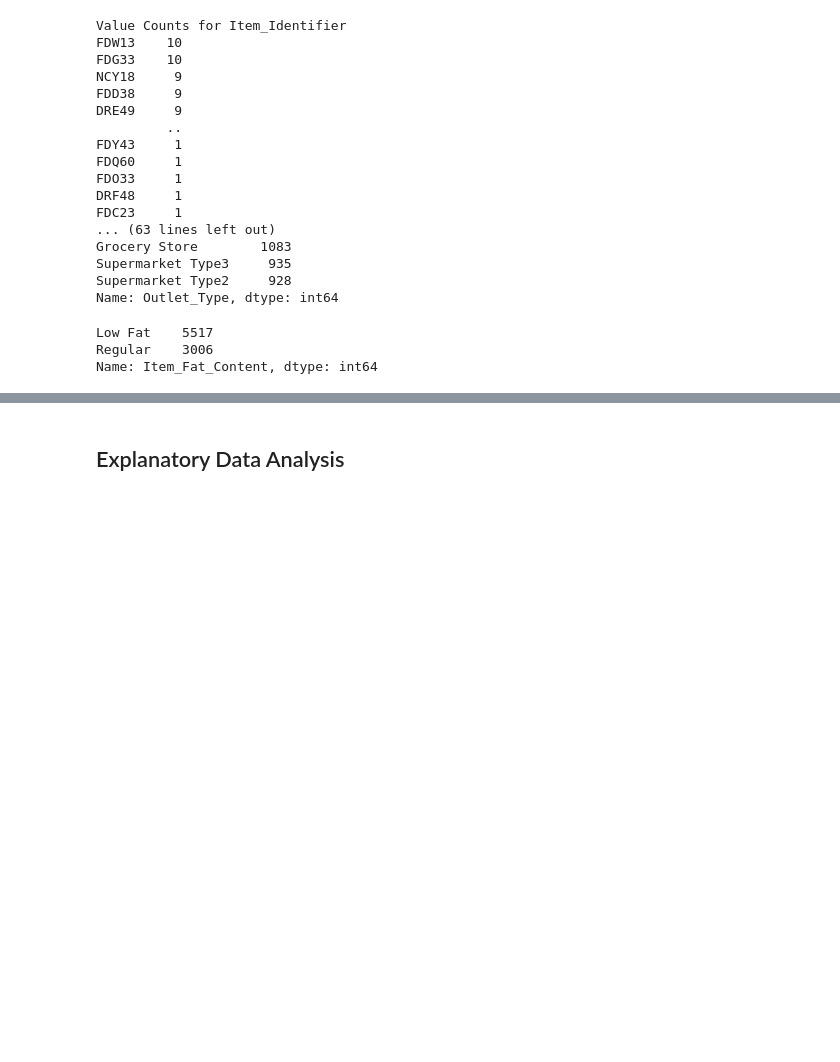
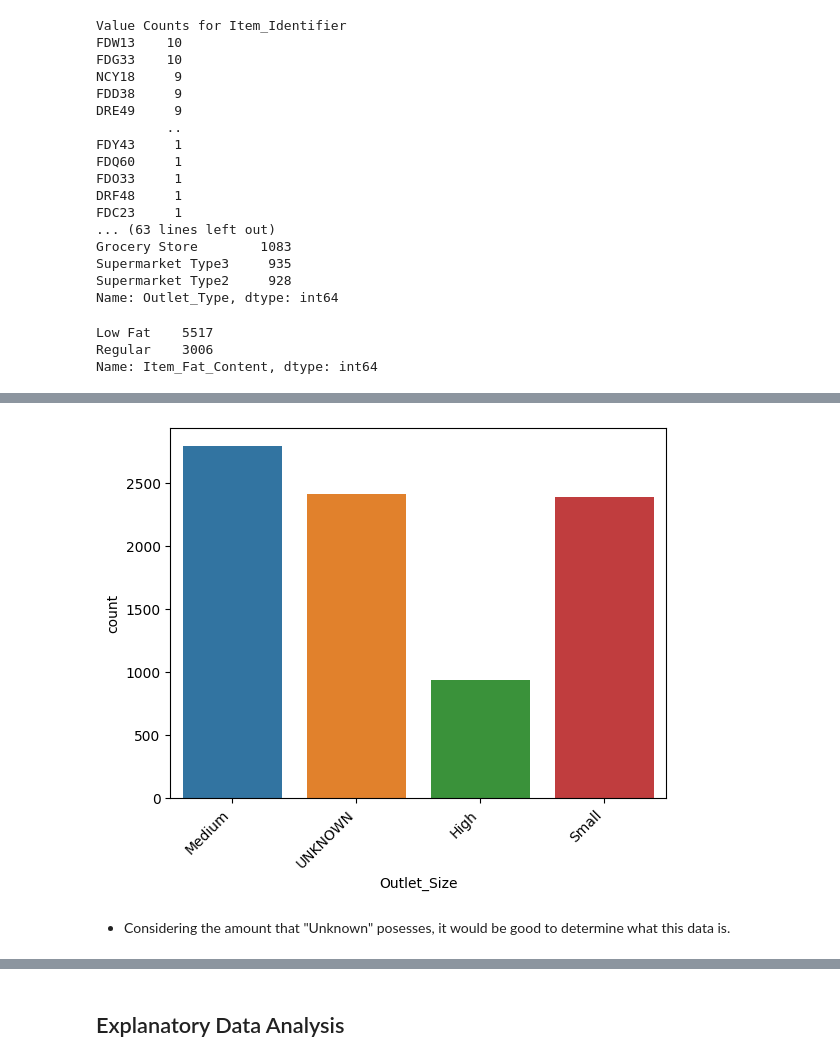
Before and after one commit to coryncates/Prediction-of-Product-Sales, a Jupyter notebook: Copy_of_PredictionOfProdSales.ipynb, the cells around one changed output, grey strips where cells are left out. Cells and saved outputs as stored; diff of their text form; code cells hidden in the pictures; blank space fills up the shorter version.

```diff
--- a/Copy_of_PredictionOfProdSales.ipynb
+++ b/Copy_of_PredictionOfProdSales.ipynb
@@ -337,0 +303,9 @@ Name: Item_Fat_Content, dtype: int64
+# %%
+# Evaluating the Outlet Size column's counts
+
+ax = sns.countplot(data = df_predict, x = 'Outlet_Size')
+ax.set_xticklabels(ax.get_xticklabels(), rotation=45, ha='right');
+# %% [output]
+[figure, added]
+# %% [markdown]
+- Considering the amount that "Unknown" posesses, it would be good to determine what this data is.
```
Also changed, not shown: parts of 46 cells of this notebook.
